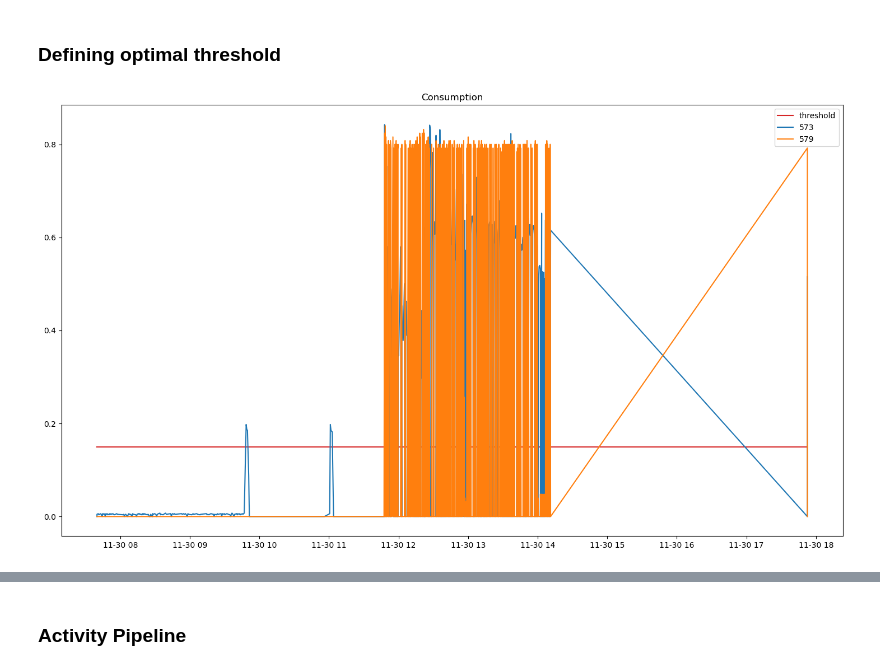
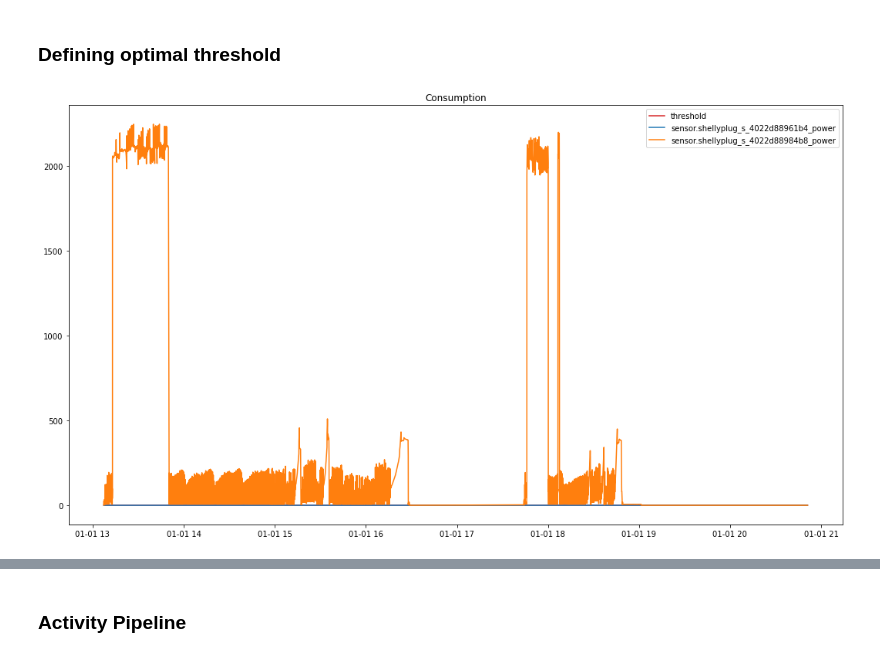
Before and after one commit to sonyaarom/Seminar-Information-Systems, a Jupyter notebook: Preparation_Agent_HA.ipynb, the cells around one changed output, grey strips where cells are left out. Cells and saved outputs as stored; diff of their text form; code cells hidden in the pictures.

```diff
--- a/Preparation_Agent_HA.ipynb
+++ b/Preparation_Agent_HA.ipynb
@@ -340,6 +423,6 @@ helper = Helper()
 from datetime import datetime
 
 timedelta_params = {'days': 1, 'seconds': -1}   # returns data for just one day
-day = helper.get_timespan(household_s, "2022-11-30", timedelta_params)
+day = helper.get_timespan(data_w, "2023-01-01", timedelta_params)
 day
 # %% [output]
@@ -495,7 +714,8 @@ def get_activity(self, df, active_appliances, threshold):
 setattr(Preparation_Agent, 'get_activity', get_activity)
 del get_activity
 # %%
-active = [573, 579, 603, 605]
-data_all['activity'] = prep.get_activity(data_all, active, 0)
-data_all.head()
+shiftable_devices = ["sensor.shellyplug_s_4022d88961b4_power", "sensor.shellyplug_s_4022d88984b8_power"]
+
+data_all['activity'] = prep.get_activity(data_all, shiftable_devices, 0)
+data_all
 # %% [output]
@@ -596,6 +833,6 @@ day
 # %%
 day = day.set_index('last_updated')
-day = day.loc[:,[573, 579, 603, 605]]
+day = day.loc[:,["sensor.shellyplug_s_4022d88961b4_power", "sensor.shellyplug_s_4022d88984b8_power"]]
 day = day.reset_index()
 day['last_updated']=pd.to_datetime(day['last_updated'])
 day = day.set_index('last_updated')
@@ -626,7 +863,7 @@ def get_time_lags(self, df, features, lags):
 setattr(Preparation_Agent, 'get_time_lags', get_time_lags)
 del get_time_lags
 # %%
-day['activity'] = prep.get_activity(day, active, 1)
+day['activity'] = prep.get_activity(day, shiftable_devices, 1)
 # %%
 day
 # %% [output]
@@ -665,9 +902,9 @@ day.iloc[:, -6:]
 # %% [markdown]
 ### Defining optimal threshold
 # %%
-helper.plot_consumption(day, active_appliances, figsize=(18,10), threshold=.15)
+helper.plot_consumption(day, shiftable_devices, figsize=(18,10), threshold=.15)
 # %% [output]
-[figure, old version]
+[figure, new version]
 # %%
 def visualize_threshold(self, df, threshold, appliances, figsize=(18,5)):
     # data prep
```
Also changed, not shown: parts of 73 cells of this notebook, 5 other files.
